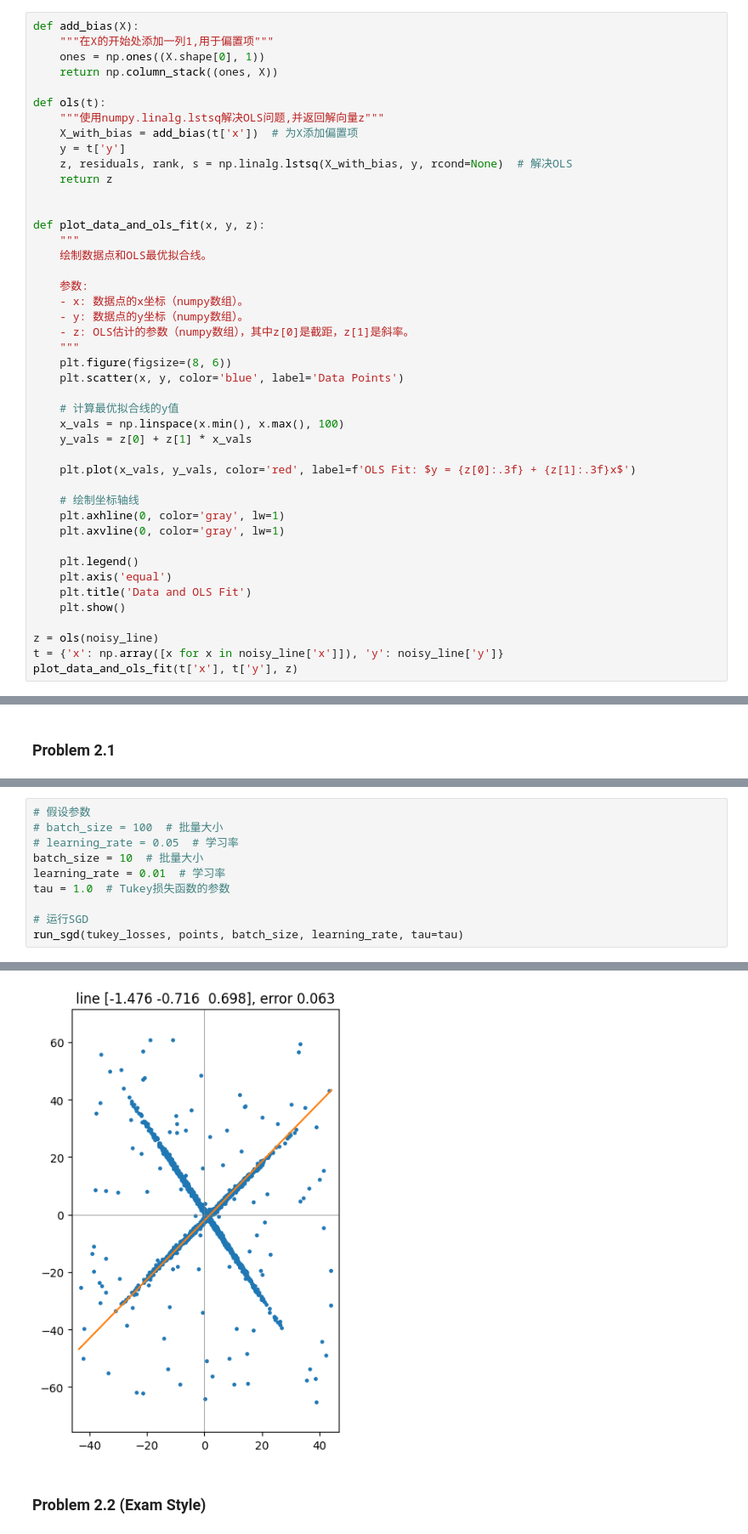
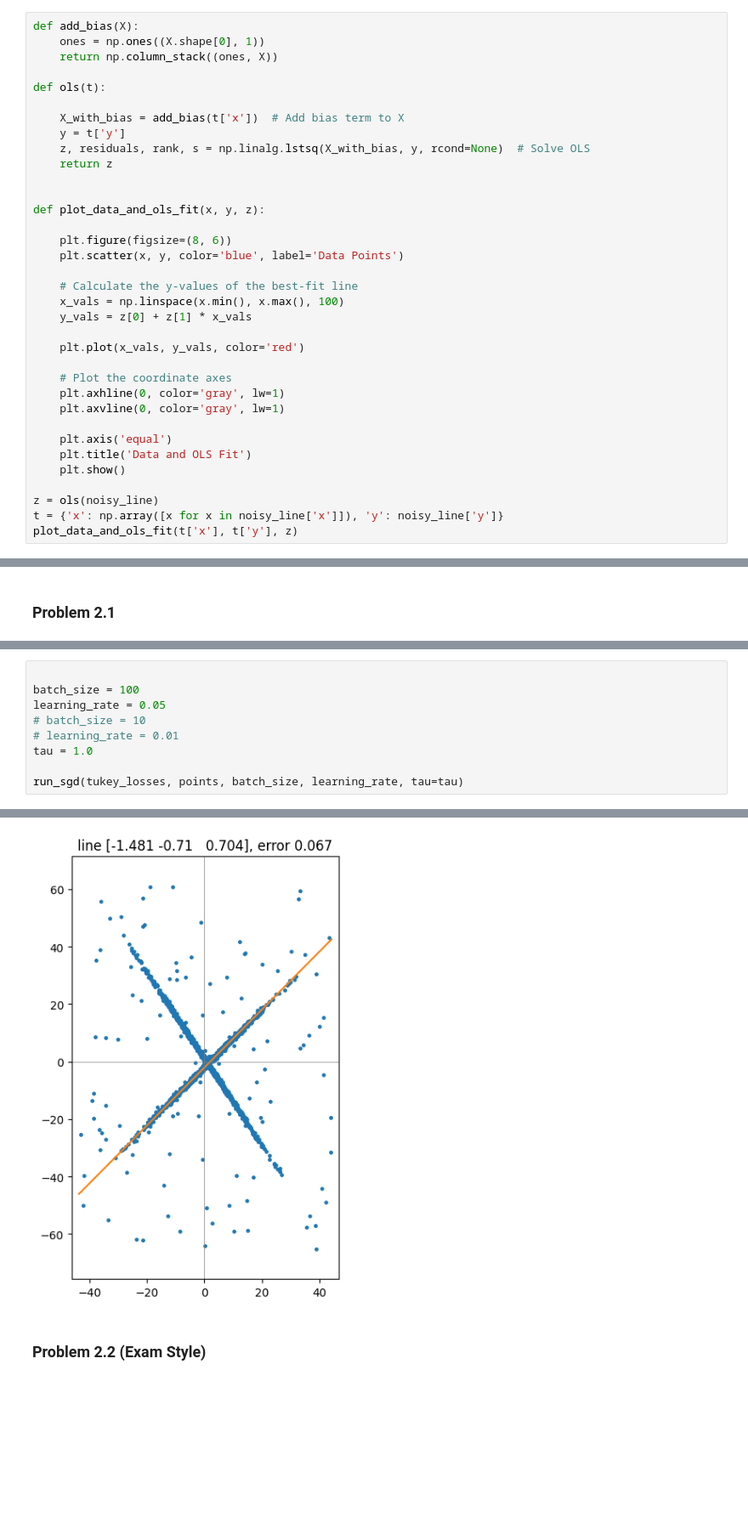
Before and after one commit to mhy-666/ComputerVision, a Jupyter notebook: Homework2/homework02.ipynb, the cells around one changed output, grey strips where cells are left out. Shown: that part at 85% size. Drawn from its saved outputs; the diff is of its cells as text; blank space fills up the shorter version.

```diff
--- a/Homework2/homework02.ipynb
+++ b/Homework2/homework02.ipynb
@@ -52,41 +52,32 @@ from matplotlib import pyplot as plt
 %matplotlib inline
 # %%
 def add_bias(X):
-    """在X的开始处添加一列1,用于偏置项"""
     ones = np.ones((X.shape[0], 1))
     return np.column_stack((ones, X))
 
 def ols(t):
-    """使用numpy.linalg.lstsq解决OLS问题,并返回解向量z"""
-    X_with_bias = add_bias(t['x'])  # 为X添加偏置项
+
+    X_with_bias = add_bias(t['x'])  # Add bias term to X
     y = t['y']
-    z, residuals, rank, s = np.linalg.lstsq(X_with_bias, y, rcond=None)  # 解决OLS
+    z, residuals, rank, s = np.linalg.lstsq(X_with_bias, y, rcond=None)  # Solve OLS
     return z
 
 
 def plot_data_and_ols_fit(x, y, z):
-    """
-    绘制数据点和OLS最优拟合线。
 
-    参数:
-    - x: 数据点的x坐标（numpy数组）。
-    - y: 数据点的y坐标（numpy数组）。
-    - z: OLS估计的参数（numpy数组），其中z[0]是截距，z[1]是斜率。
-    """
     plt.figure(figsize=(8, 6))
     plt.scatter(x, y, color='blue', label='Data Points')
 
-    # 计算最优拟合线的y值
+    # Calculate the y-values of the best-fit line
     x_vals = np.linspace(x.min(), x.max(), 100)
     y_vals = z[0] + z[1] * x_vals
 
-    plt.plot(x_vals, y_vals, color='red', label=f'OLS Fit: $y = {z[0]:.3f} + {z[1]:.3f}x$')
+    plt.plot(x_vals, y_vals, color='red')
 
-    # 绘制坐标轴线
+    # Plot the coordinate axes
     plt.axhline(0, color='gray', lw=1)
     plt.axvline(0, color='gray', lw=1)
 
-    plt.legend()
     plt.axis('equal')
     plt.title('Data and OLS Fit')
     plt.show()
@@ -374,13 +335,12 @@ def tukey_losses(z, x, tau):
     losses = np.where(abs(phi) <= tau, tau**2 / 6 * (1 - squared_term), tau**2 / 6)
     return losses
 # %%
-# 假设参数
-# batch_size = 100  # 批量大小
-# learning_rate = 0.05  # 学习率
-batch_size = 10  # 批量大小
-learning_rate = 0.01  # 学习率
-tau = 1.0  # Tukey损失函数的参数
 
-# 运行SGD
+batch_size = 100
+learning_rate = 0.05
+# batch_size = 10
+# learning_rate = 0.01
+tau = 1.0
+
 run_sgd(tukey_losses, points, batch_size, learning_rate, tau=tau)
 # %% [output]
@@ -388,4 +348,4 @@ batch size = 10, alpha = 0.01, evals = 840000
-[figure, old version]
+[figure, new version]
 # %% [markdown]
 ### Problem 2.2 (Exam Style)
 # %% [markdown]
```
Also changed, not shown: parts of 13 cells of this notebook.
